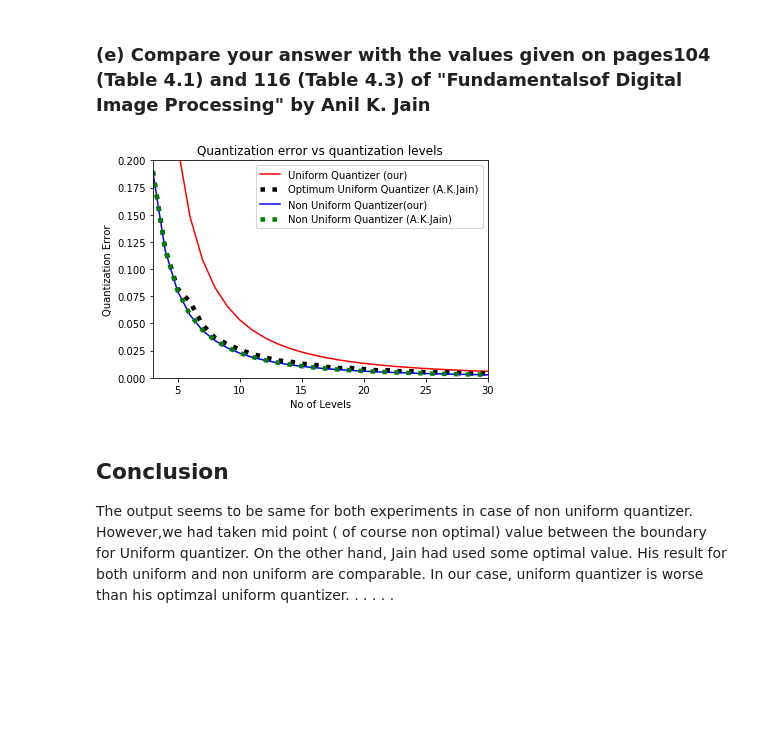
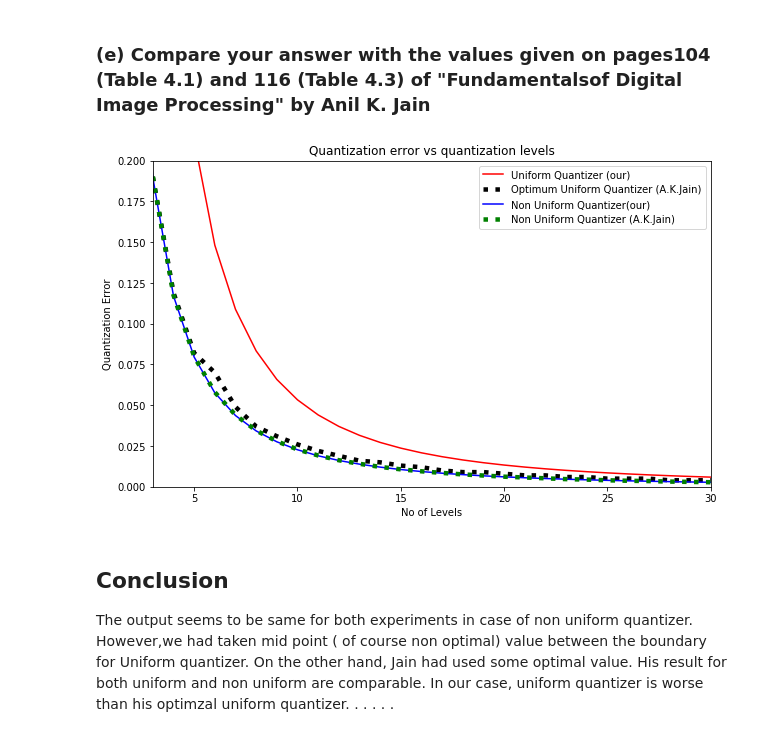
Before and after one commit to SushantGautam/LloydMaxQuantization, a Jupyter notebook: Q1.ipynb, the cells around one changed output. Cells and saved outputs as stored; diff of their text form; code cells hidden in the pictures; blank space fills up the shorter version.

```diff
--- a/Q1.ipynb
+++ b/Q1.ipynb
@@ -43,7 +108,15 @@ def UniformQuantizer(x):
 # %%
 def LyoidMax(x, yquant):
     """
-    comment
+    This is function that implements Lyoid-Max Non Uniform Quantization.
+
+    Parameters:
+    x: Boundary values
+    yquant : quantized value from Uniform Quantization.
+
+    Returns:
+    List : List of dictionary containing quantized level value and boundary values (from and to)
+
     """
     y =  [e['value'] for e in yquant]
     threshold = 0.00001
@@ -67,7 +140,7 @@ def LyoidMax(x, yquant):
 # %%
 def PlotGaussian():
     """
-    comment
+    Utility function to plot gaussian curve
     """
     plt.plot(np.linspace(-4, 4, 1000 ),  [normal_dist(i) for i in np.linspace(-4, 4, 1000 )],  label='gaussian curve')
     plt.xlabel('x ---->') ; plt.ylabel('p(x) ---->')
@@ -79,28 +152,36 @@ PlotGaussian()
 # %% [markdown]
 ## (b-1) Apply a Uniform Quantizer to the PDF in (a). Make a new figure showing the decision boundaries and reconstruction levels superimposed on the PDF of (a).
 # %%
-def Quantizer(LyoidMaxAlgorithm=False, label=None,):
+def Quantizer(LyoidMaxAlgorithm=False, label=None, levelToDraw=10, UQntType='Mid'):
     """
-    comment
+    This is a generic function that implements Quantization.
+
+
+    Parameters:
+    LyoidMaxAlgorithm:  Default is false and does uniform quantization. If true selects LyoidMax Algorithm with non uniform quantization.
+    label : Label for plot
+    levelToDraw: quantization levels for which the plot is plotted
+    UQntType: this chooses uniform quantization type and passes the same value to UniformQuantizer as same parameter.
+
+    Returns:
+    List : List of dictionary containing quantization levels and MSE Error Data for each quantization levels
+
     """
     Data =[]
-    for m in range(2, 32, 1):
+    for m in range(1, 32, 1):
         M=m #Number of quantization levels
         Xmin, Xmax = -4, 4
         x= np.linspace(Xmin,Xmax, M+1 ) #evenly spaced M samples over a specified interval.
         y = [normal_dist(i) for i in np.linspace(Xmin,Xmax, M+1 )] #  #quant levels
-        yqant = UniformQuantizer(x) #quantized data
+        yqant = UniformQuantizer(x, UQntType=UQntType) #quantized data
         if LyoidMaxAlgorithm: yqant,x, y = LyoidMax(x, yqant)
-        QuantError = sum([integrate.quad(MSEintegrand, v['from'], v['to'],v['value'] )[0] for v in yqant])
+        QuantError = sum([integrate.quad(MSEintegrand, v['from'], v['to'], v['value'])[0] for v in yqant])
         Data.append({"error" :QuantError, "M": M, "LyoidMaxAlgorithm": yqant})
 
-        if M==10:
+        if M==levelToDraw:
             PlotGaussian()
             for i in x: plt.axvline(x=i, color="red", linewidth=0.5,) # horizontal lines representing levels
             plt.plot(0, 0,color="red",linewidth=0.5, label='decision boundary') #just for legend
-
-#             plt.plot(x, y) # reconstructed graph
-
             for i in yqant: plt.hlines(y = normal_dist(i['value']), xmin = i['from'], xmax = i['to'], color="green")   #quant level
             plt.plot(0, 0,color="green", label='reconstruction level') #just for legend
 
@@ -108,8 +189,7 @@ def Quantizer(LyoidMaxAlgorithm=False, label=None,):
             plt.title(label)
             plt.legend() ; plt.show()
     return Data
-
-uniQuantizerData = Quantizer(LyoidMaxAlgorithm=False, label="Uniform Quantizer")
+uniQuantizerData = Quantizer(label="Uniform Quantizer")
 # %% [output]
 [figure]
 # %% [markdown]
@@ -156,20 +248,21 @@ plt.legend() ; plt.show()
 ### (e) Compare your answer with the  values given on pages104 (Table 4.1) and 116 (Table 4.3) of "Fundamentalsof Digital Image Processing" by Anil K. Jain
 # %%
 AKJData = genfromtxt('AnilJainTable4.1 and 4.3.csv', delimiter=',')
+plt.figure(figsize=(10,6))
 plt.plot([e['M'] for e in uniQuantizerData],[e['error'] for e in uniQuantizerData],color='red',label="Uniform Quantizer (our)" )
 plt.plot([e[0] for e in AKJData],[e[2] for e in AKJData], \
          label="Optimum Uniform Quantizer (A.K.Jain)",linewidth=4.5, color='black', linestyle=':')
 
 plt.plot([e['M'] for e in nonUniQData],[e['error'] for e in nonUniQData], color='blue',label="Non Uniform Quantizer(our)" )
 plt.plot([e[0] for e in AKJData],[e[1] for e in AKJData], \
          label="Non Uniform Quantizer (A.K.Jain) ",linewidth=4.5, color='green', linestyle=':')
 plt.xlabel('No of Levels')
 plt.ylabel('Quantization Error')
 plt.title('Quantization error vs quantization levels')
 plt.ylim(0.0, 0.2); plt.xlim(3, 30)
 plt.legend() ; plt.show()
 # %% [output]
-[figure, old version]
+[figure, new version]
 # %% [markdown]
 ## Conclusion
 
```
Also changed, not shown: parts of 17 cells of this notebook.
